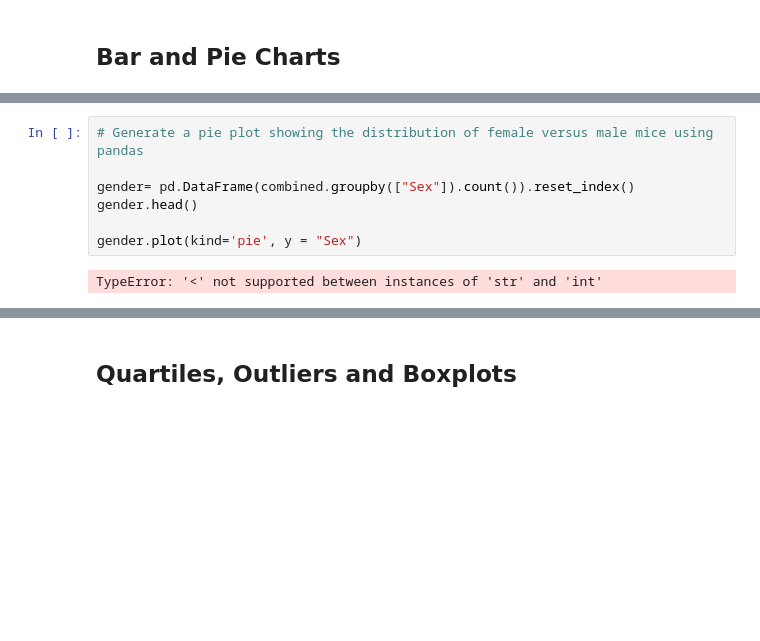
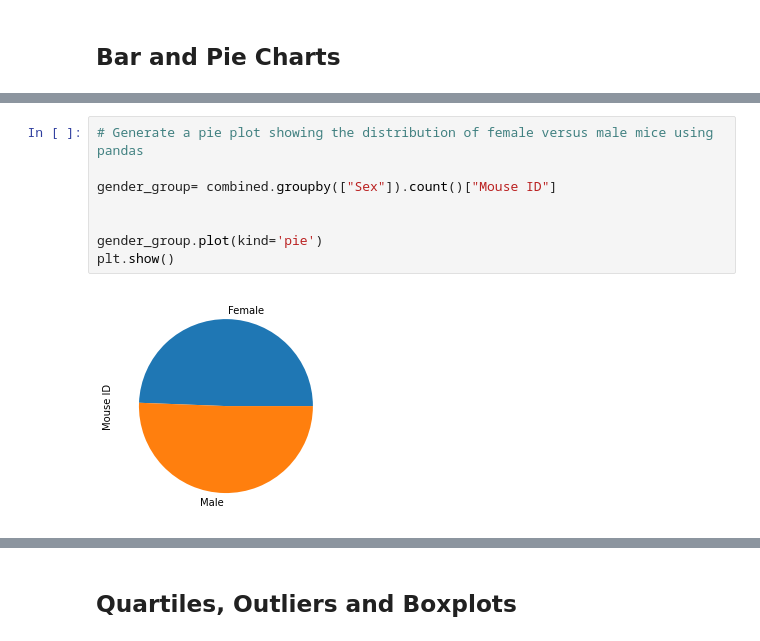
Before and after one commit to dgooden123/matplotlib-challenge, a Jupyter notebook: pymaceuticals_starter.ipynb, the cells around one changed output, grey strips where cells are left out. Saved outputs shown, nothing was run; the diff lists cells and outputs as text; blank space fills up the shorter version.

```diff
--- a/pymaceuticals_starter.ipynb
+++ b/pymaceuticals_starter.ipynb
@@ -114,11 +129,12 @@ TypeError: unhashable type: 'numpy.ndarray'
 # %%
 # Generate a pie plot showing the distribution of female versus male mice using pandas
 
-gender= pd.DataFrame(combined.groupby(["Sex"]).count()).reset_index()
-gender.head()
+gender_group= combined.groupby(["Sex"]).count()["Mouse ID"]
 
-gender.plot(kind='pie', y = "Sex")
+
+gender_group.plot(kind='pie')
+plt.show()
 # %% [output]
-TypeError: '<' not supported between instances of 'str' and 'int'
+[figure, added]
 # %%
 # Generate a pie plot showing the distribution of female versus male mice using pyplot
```
Also changed, not shown: parts of 8 cells of this notebook.
